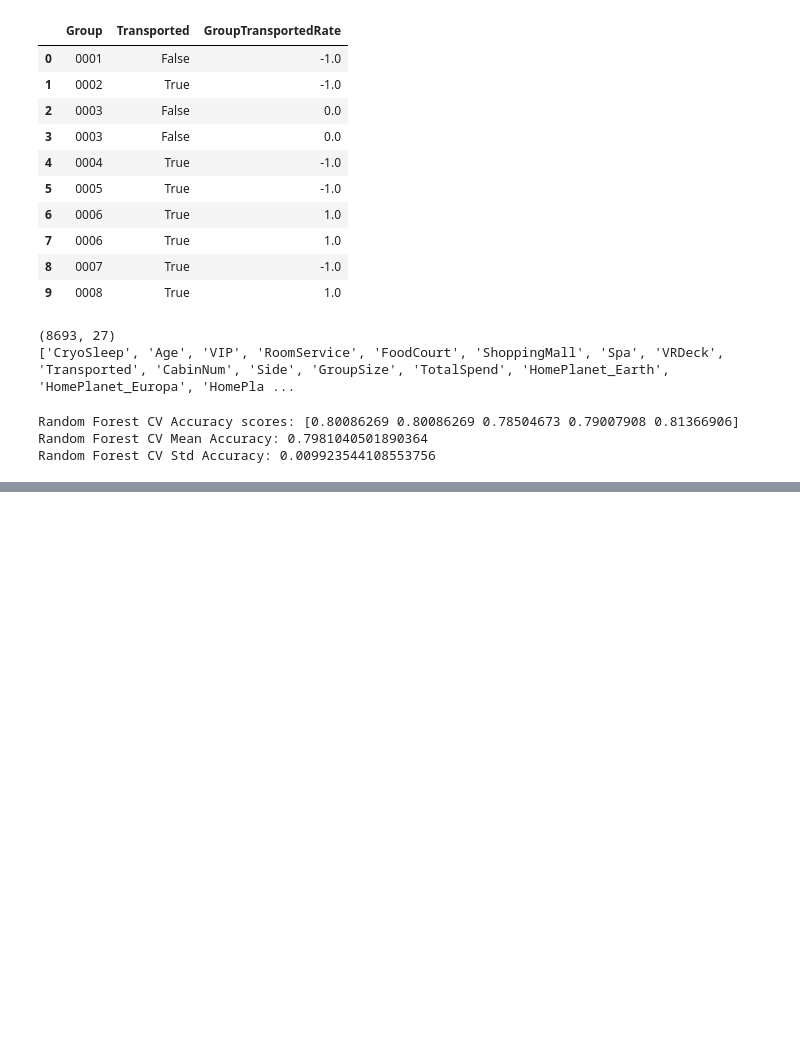
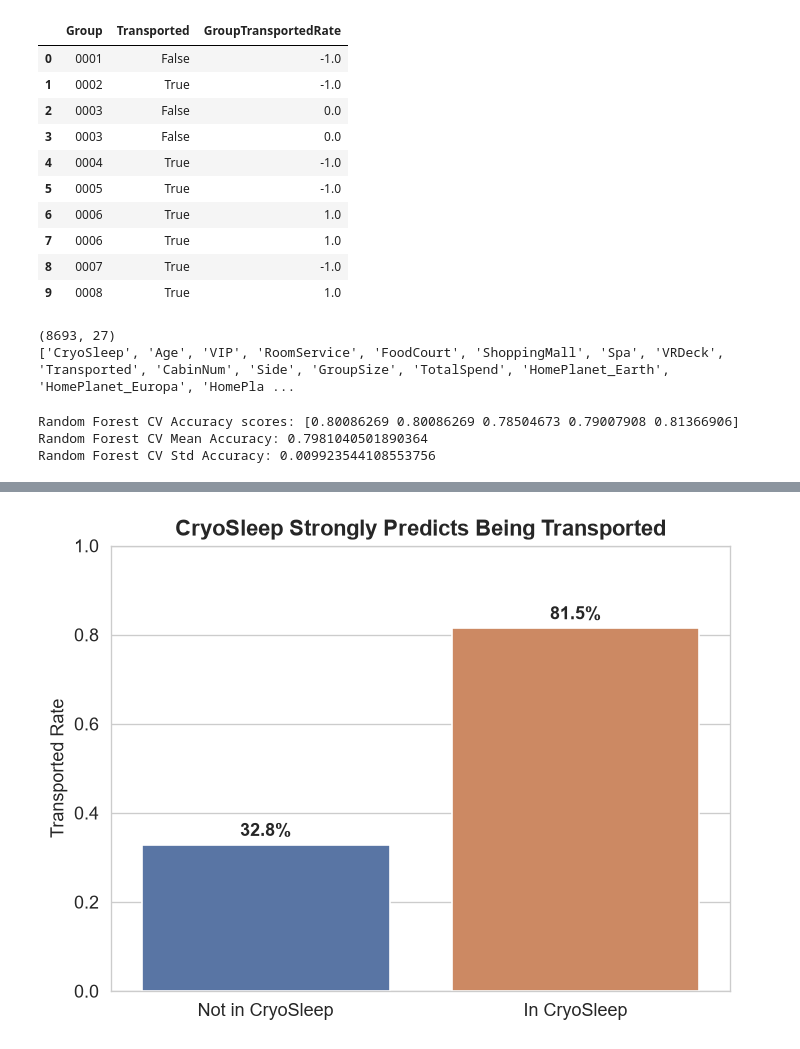
Before and after one commit to Lavanyas-19/payoda-ml-assignment, a Jupyter notebook: p1-spaceship-titanic/p1_spaceship_titanic.ipynb, the cells around one changed output, grey strips where cells are left out. Cells and saved outputs as stored; diff of their text form; code cells hidden in the pictures; blank space fills up the shorter version.

Commit message:
Add EDA visualizations: CryoSleep, HomePlanet, spending distribution, feature importance

```diff
--- a/p1-spaceship-titanic/p1_spaceship_titanic.ipynb
+++ b/p1-spaceship-titanic/p1_spaceship_titanic.ipynb
@@ -616,3 +621,10 @@ print("Random Forest CV Std Accuracy:", rf_cv_scores.std())
 Random Forest CV Accuracy scores: [0.80086269 0.80086269 0.78504673 0.79007908 0.81366906]
 Random Forest CV Mean Accuracy: 0.7981040501890364
 Random Forest CV Std Accuracy: 0.009923544108553756
+# %%
+import matplotlib.pyplot as plt
+import seaborn as sns
+
+sns.set_style('whitegrid')
+plt.rcParams['figure.dpi'] = 120
+plt.rcParams['font.size'] = 11
@@ -618,0 +637,21 @@ Random Forest CV Std Accuracy: 0.009923544108553756
+# %%
+plt.figure(figsize=(6, 4.5))
+
+cryo_rate = train.groupby('CryoSleep')['Transported'].mean()
+ax = sns.barplot(x=cryo_rate.index.astype(str), y=cryo_rate.values, hue=cryo_rate.index.astype(str), palette=['#4C72B0', '#DD8452'], legend=False)
+
+ax.set_xticks([0, 1])
+ax.set_xticklabels(['Not in CryoSleep', 'In CryoSleep'])
+ax.set_xlabel('')
+ax.set_ylabel('Transported Rate')
+ax.set_title('CryoSleep Strongly Predicts Being Transported', fontsize=13, fontweight='bold')
+ax.set_ylim(0, 1)
+
+for i, v in enumerate(cryo_rate.values):
+    ax.text(i, v + 0.02, f'{v:.1%}', ha='center', fontweight='bold')
+
+plt.tight_layout()
+plt.savefig('plot1_cryosleep.png', dpi=150, bbox_inches='tight')
+plt.show()
+# %% [output]
+[figure, added]
```
Also changed, not shown: parts of 6 cells of this notebook, 4 other files.
